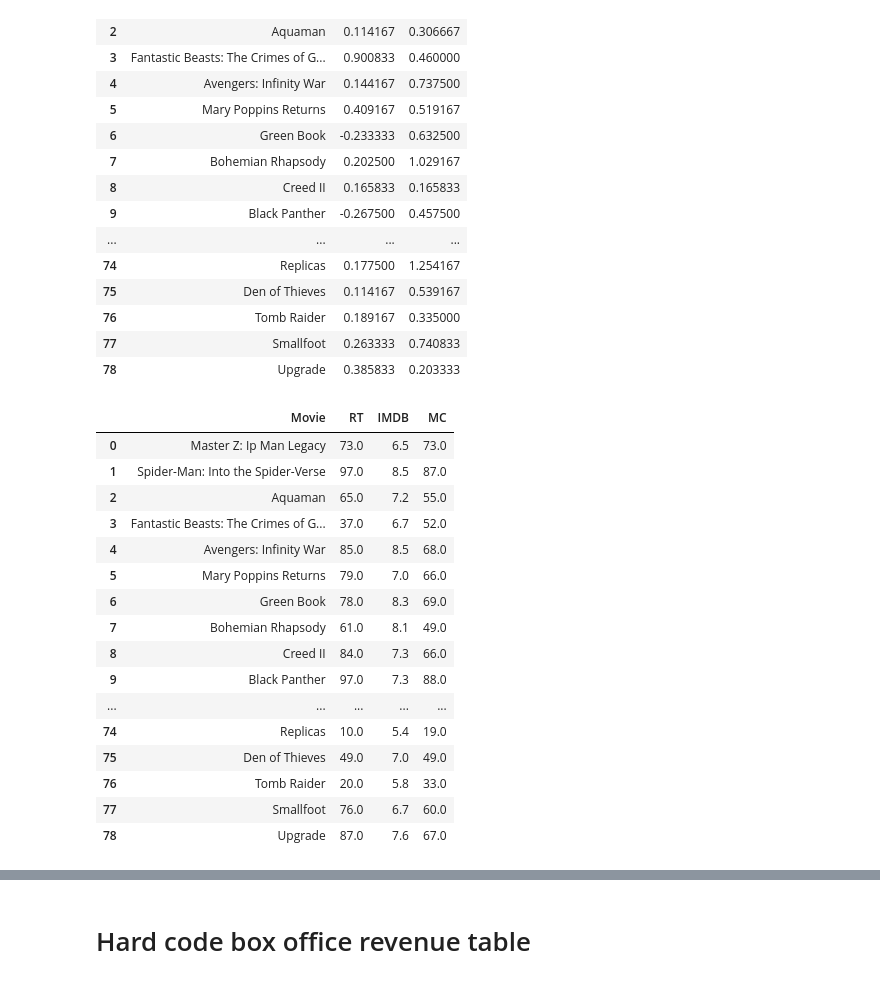
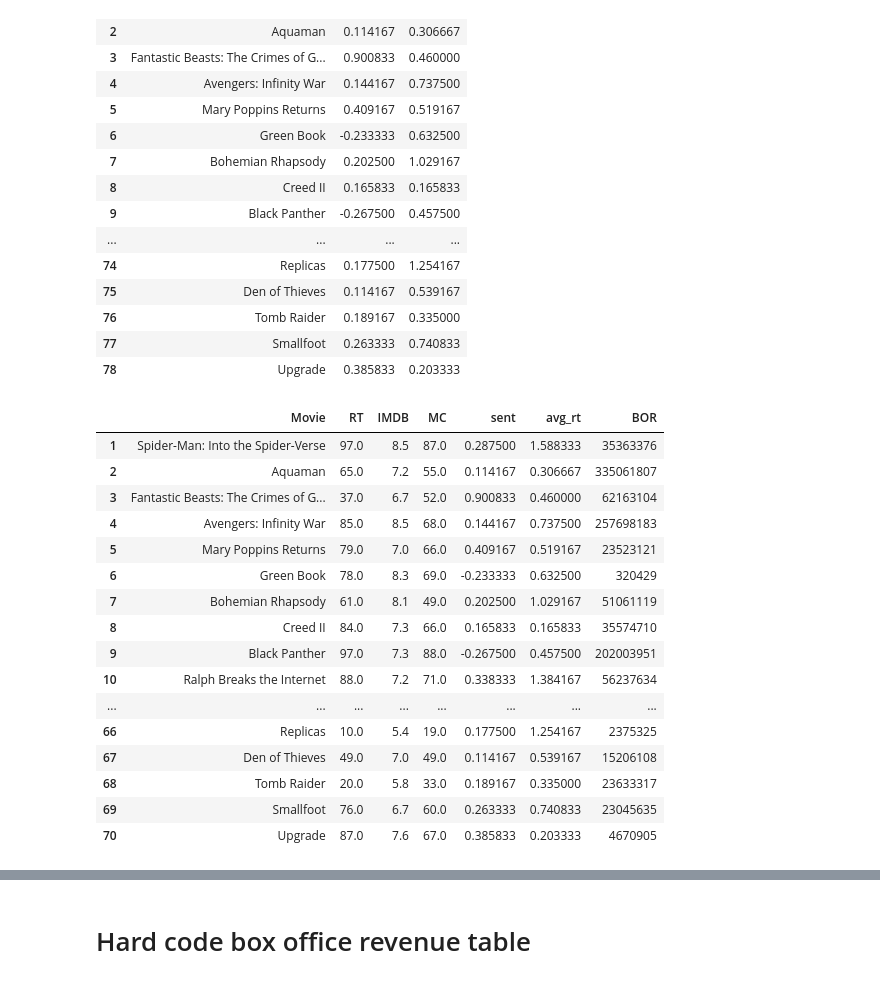
Before and after one commit to jorginazario/social_sensing_boxoffice, a Jupyter notebook: MLinear_Regression.ipynb, the cells around one changed output, grey strips where cells are left out. Drawn from its saved outputs; the diff is of its cells as text; code cells hidden in the pictures.

```diff
--- a/MLinear_Regression.ipynb
+++ b/MLinear_Regression.ipynb
@@ -13,10 +14,27 @@ pd.set_option('display.max_columns', None)  # or 1000
 pd.set_option('display.max_rows', None)
 # %%
 movie_ratings = pd.read_csv("/afs/crc.nd.edu/user/j/jnazario/social_sensing_boxoffice/movieRatings.txt", names = ["Movie", "RT", "IMDB", "MC"])
-movie_features = pd.read_json("/afs/crc.nd.edu/user/j/jnazario/social_sensing_boxoffice/tweetsMovies.json")
-movie_features = movie_features.T #transposed dataframe
-movie_features = movie_features.reset_index()
-movie_features.columns = ["Movie","sent","avg_rt"]
+movie_features = pd.read_json("/afs/crc.nd.edu/user/j/jnazario/social_sensing_boxoffice/tweetsMovies.json", typ='series')
+#movie_popularity = pd.read_json("/afs/crc.nd.edu/user/j/jnazario/social_sensing_boxoffice/moviePopularity.json", typ='series')
+#display(movie_features)
+
+with open('/afs/crc.nd.edu/user/j/jnazario/social_sensing_boxoffice/boxEarnings.json', 'r') as f:
+    data = json.load(f)
+
+#movie_BOR = pd.read_json("data")
+df = pd.DataFrame({'BOR': data})
+df = df.reset_index()
+df.columns = ["Movie","BOR"]
+movie_BOR = df
+# %%
+movie_features = movie_features.T #transposed dataframe
+movie_features = movie_features.reset_index()
+movie_features.columns = ['Movie', 'feat'] #"sent","avg_rt"]
+movie_features1 = pd.DataFrame(movie_features.feat.tolist(), columns=['sent', 'avg_rt'])
+
+movie_features = movie_features[['Movie']]
+#movie_features = movie_features.merge(movie_features[['Movie','sent','avg_rt']], on = ['Movie'])
+movie_features = movie_features.join(movie_features1[['sent', 'avg_rt']])
 # %%
 display(movie_features)
 # %% [output]
@@ -37,23 +55,3 @@ display(movie_features)
 | 76 | Tomb Raider | 0.189167 | 0.335000 |
 | 77 | Smallfoot | 0.263333 | 0.740833 |
 | 78 | Upgrade | 0.385833 | 0.203333 |
-# %%
-movie_ratings
-# %% [output]
-|  | Movie | RT | IMDB | MC |
-| 0 | Master Z: Ip Man Legacy | 73.0 | 6.5 | 73.0 |
-| 1 | Spider-Man: Into the Spider-Verse | 97.0 | 8.5 | 87.0 |
-| 2 | Aquaman | 65.0 | 7.2 | 55.0 |
-| 3 | Fantastic Beasts: The Crimes of G... | 37.0 | 6.7 | 52.0 |
-| 4 | Avengers: Infinity War | 85.0 | 8.5 | 68.0 |
-| 5 | Mary Poppins Returns | 79.0 | 7.0 | 66.0 |
-| 6 | Green Book | 78.0 | 8.3 | 69.0 |
-| 7 | Bohemian Rhapsody | 61.0 | 8.1 | 49.0 |
-| 8 | Creed II | 84.0 | 7.3 | 66.0 |
-| 9 | Black Panther | 97.0 | 7.3 | 88.0 |
-| ... | ... | ... | ... | ... |
-| 74 | Replicas | 10.0 | 5.4 | 19.0 |
-| 75 | Den of Thieves | 49.0 | 7.0 | 49.0 |
-| 76 | Tomb Raider | 20.0 | 5.8 | 33.0 |
-| 77 | Smallfoot | 76.0 | 6.7 | 60.0 |
-| 78 | Upgrade | 87.0 | 7.6 | 67.0 |
@@ -60,3 +65,27 @@ movie_ratings
 # %%
 #result = pd.concat([movie_ratings, movie_features], axis=0, sort=False)
 final = movie_ratings.merge(movie_features[['Movie','sent','avg_rt']], on = ['Movie'])
+final = final.merge(movie_BOR[['Movie','BOR']], on = ['Movie'])
+#final.dtypes
+final
+final = final[~final['BOR'].isin(['0'])]
+
+final
+# %% [output]
+|  | Movie | RT | IMDB | MC | sent | avg_rt | BOR |
+| 1 | Spider-Man: Into the Spider-Verse | 97.0 | 8.5 | 87.0 | 0.287500 | 1.588333 | 35363376 |
+| 2 | Aquaman | 65.0 | 7.2 | 55.0 | 0.114167 | 0.306667 | 335061807 |
+| 3 | Fantastic Beasts: The Crimes of G... | 37.0 | 6.7 | 52.0 | 0.900833 | 0.460000 | 62163104 |
+| 4 | Avengers: Infinity War | 85.0 | 8.5 | 68.0 | 0.144167 | 0.737500 | 257698183 |
+| 5 | Mary Poppins Returns | 79.0 | 7.0 | 66.0 | 0.409167 | 0.519167 | 23523121 |
+| 6 | Green Book | 78.0 | 8.3 | 69.0 | -0.233333 | 0.632500 | 320429 |
+| 7 | Bohemian Rhapsody | 61.0 | 8.1 | 49.0 | 0.202500 | 1.029167 | 51061119 |
+| 8 | Creed II | 84.0 | 7.3 | 66.0 | 0.165833 | 0.165833 | 35574710 |
+| 9 | Black Panther | 97.0 | 7.3 | 88.0 | -0.267500 | 0.457500 | 202003951 |
+| 10 | Ralph Breaks the Internet | 88.0 | 7.2 | 71.0 | 0.338333 | 1.384167 | 56237634 |
+| ... | ... | ... | ... | ... | ... | ... | ... |
+| 66 | Replicas | 10.0 | 5.4 | 19.0 | 0.177500 | 1.254167 | 2375325 |
+| 67 | Den of Thieves | 49.0 | 7.0 | 49.0 | 0.114167 | 0.539167 | 15206108 |
+| 68 | Tomb Raider | 20.0 | 5.8 | 33.0 | 0.189167 | 0.335000 | 23633317 |
+| 69 | Smallfoot | 76.0 | 6.7 | 60.0 | 0.263333 | 0.740833 | 23045635 |
+| 70 | Upgrade | 87.0 | 7.6 | 67.0 | 0.385833 | 0.203333 | 4670905 |
```
Also changed, not shown: parts of 20 cells of this notebook, 1 other file.
